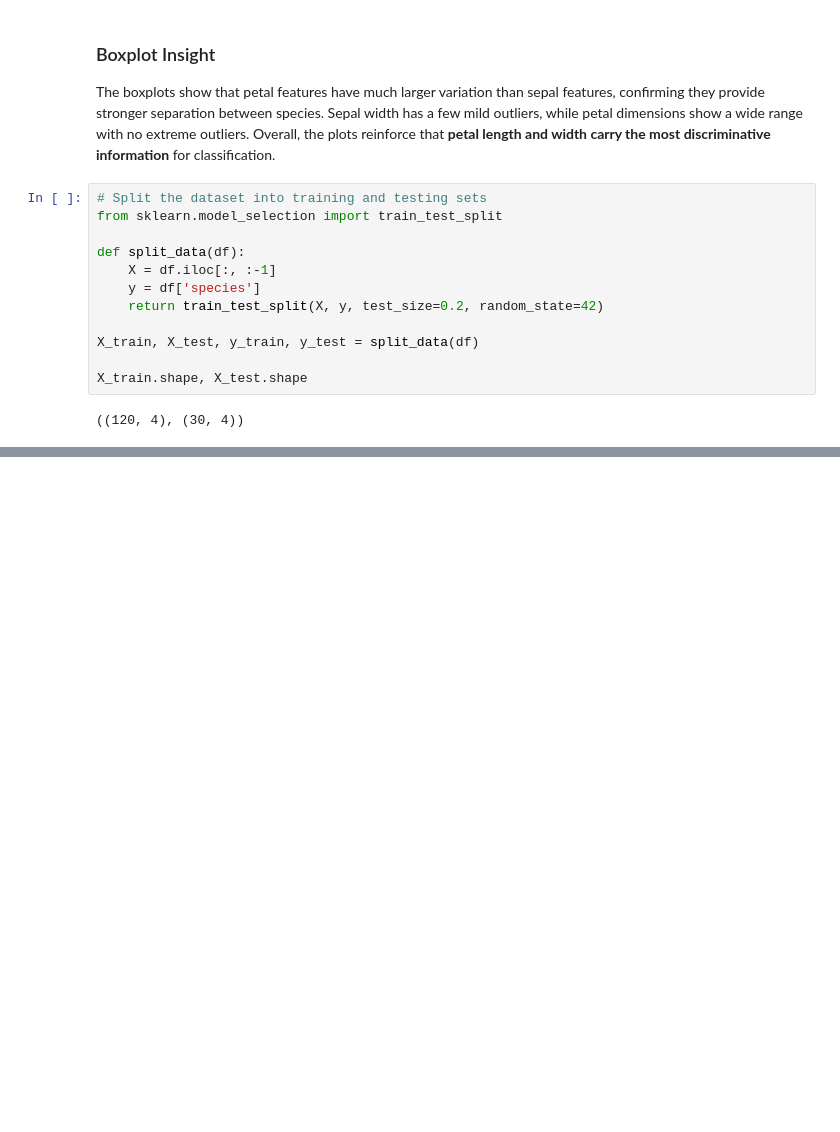
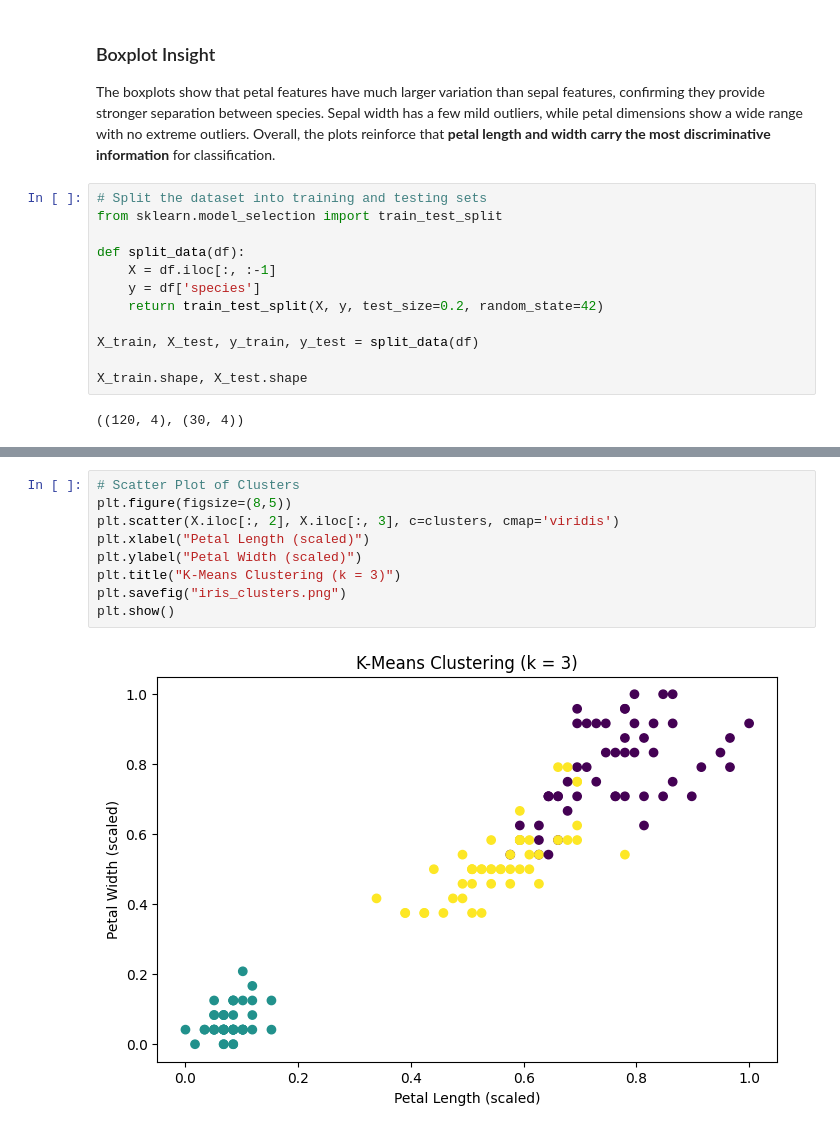
Before and after one commit to abdiqalaq/FS_EndSem_243, a Jupyter notebook: preprocessing_iris.ipynb, the cells around one changed output, grey strips where cells are left out. Drawn from its saved outputs; the diff is of its cells as text; blank space fills up the shorter version.

```diff
--- a/preprocessing_iris.ipynb
+++ b/preprocessing_iris.ipynb
@@ -137,0 +214,11 @@ X_train.shape, X_test.shape
+# %%
+# Scatter Plot of Clusters
+plt.figure(figsize=(8,5))
+plt.scatter(X.iloc[:, 2], X.iloc[:, 3], c=clusters, cmap='viridis')
+plt.xlabel("Petal Length (scaled)")
+plt.ylabel("Petal Width (scaled)")
+plt.title("K-Means Clustering (k = 3)")
+plt.savefig("iris_clusters.png")
+plt.show()
+# %% [output]
+[figure, added]
```
Also changed, not shown: parts of 27 cells of this notebook, 1 other file.
